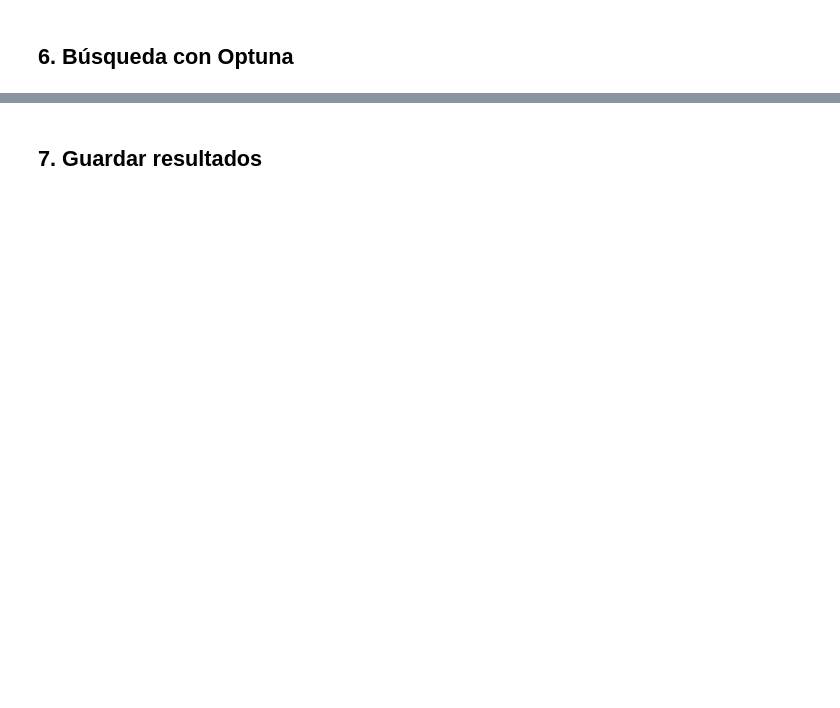
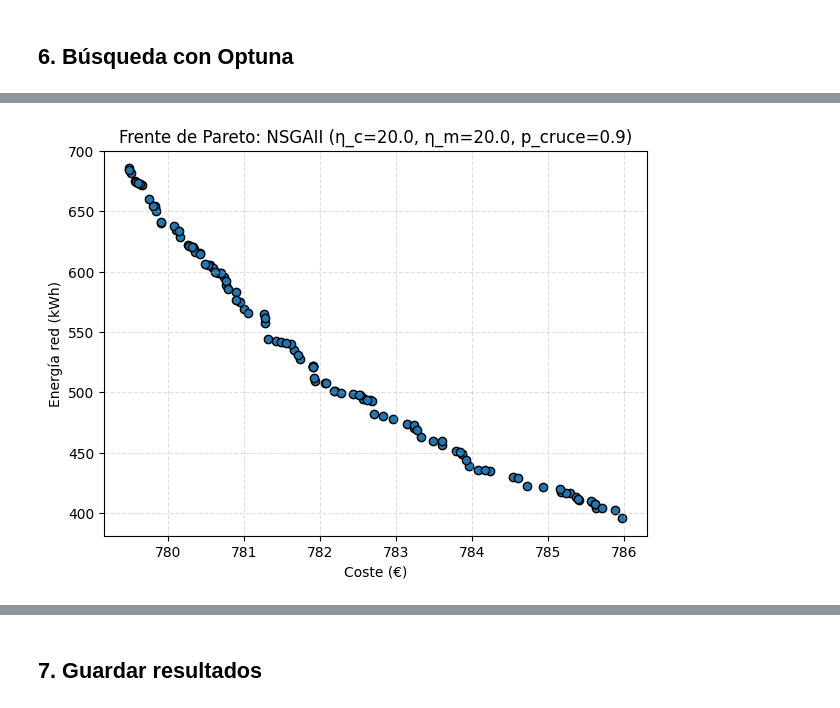
Before and after one commit to NereaPerez473/Reto04_Grupo05, a Jupyter notebook: optimizacion/Entregable_OPT_parte1.ipynb, the cells around one changed output, grey strips where cells are left out. Drawn from its saved outputs; the diff is of its cells as text; code cells hidden in the pictures; blank space fills up the shorter version.

```diff
--- a/optimizacion/Entregable_OPT_parte1.ipynb
+++ b/optimizacion/Entregable_OPT_parte1.ipynb
@@ -51,8 +51,10 @@ except Exception as e:
 BASE_SEED = 42  # Semilla base para reproducibilidad
 
 # --- Rutas (AJUSTA a tu entorno) ------------------------------------------
-DATA_DIR   = '/content/drive/MyDrive/reto4-opt/datos'   # carpeta con los 6 CSV
-OUTPUT_DIR = '/content/drive/MyDrive/reto4-opt'          # donde se guardan resultados
+DATA_DIR1   = '../data/raw'           # carpeta raíz con los datos
+DATA_DIR2   = '../data/processed'
+DATA_DIR3   = '../data/results'
+OUTPUT_DIR = '/resultados'          # donde se guardan resultados
 
 # --- Horizonte de optimización --------------------------------------------
 # El individuo = calendario completo de la ventana.
@@ -66,7 +68,7 @@ PRED_YEAR  = 2020   # año de las predicciones de potencia (2017-2020 disponible
 # --- Presupuesto evolutivo ------------------------------------------------
 # max_evaluations = POPULATION_SIZE * GENERATIONS (igual para NSGA-II y SPEA2)
 GENERATIONS     = 250
-POPULATION_SIZE = 100   # FIJO: NO se busca en Optuna (decisión del enunciado)
+POPULATION_SIZE = 200   # FIJO: NO se busca en Optuna (decisión del enunciado)
 N_RUNS          = 3     # repeticiones por configuración -> se reporta la MEDIANA del HV
 
 # --- Optuna ----------------------------------------------------------------
@@ -101,22 +111,22 @@ print(f'  Trials Optuna/algo : {N_TRIALS}')
 # Tomamos un año de predicciones (PRED_YEAR) y emparejamos por posición.
 
 # --- Demanda d_t (kW = kWh/h) ---------------------------------------------
-dem = pd.read_csv(os.path.join(DATA_DIR, 'RefBldgFullServiceRestaurantNew2004_v1_3_7_1_6A_USA_MN_MINNEAPOLIS.csv'))
+dem = pd.read_csv(os.path.join(DATA_DIR1, 'demanda_restaurante.csv'))
 d_full = dem.iloc[:, 0].to_numpy(dtype=float)            # [kWh/h]
 
 # --- Precio de la red a3_t (€/MWh -> €/kWh) --------------------------------
-pg = pd.read_csv(os.path.join(DATA_DIR, 'precio2025-peninsula.csv'), sep=';')
+pg = pd.read_csv(os.path.join(DATA_DIR1, 'Precios', 'precio2025-peninsula.csv'), sep=';')
 a_grid_full = pg['value'].to_numpy(dtype=float) / 1000.0  # [€/kWh]
 
 # --- Precio solar a1_t y eólico a2_t (€/MWh -> €/kWh) ----------------------
-ps = pd.read_csv(os.path.join(DATA_DIR, 'precio_solar_mwh.csv'),  sep=';')
-pe = pd.read_csv(os.path.join(DATA_DIR, 'precio_eolico_mwh.csv'), sep=';')
+ps = pd.read_csv(os.path.join(DATA_DIR2, 'Precios', 'precio_solar_mwh.csv'),  sep=';')
+pe = pd.read_csv(os.path.join(DATA_DIR2, 'Precios', 'precio_eolico_mwh.csv'), sep=';')
 a_solar_full = ps['precio_eur_mwh'].to_numpy(dtype=float) / 1000.0  # [€/kWh]
 a_wind_full  = pe['precio_eur_mwh'].to_numpy(dtype=float) / 1000.0  # [€/kWh]
 
 # --- Capacidad solar P_solar_t y eólica P_wind_t (kW = kWh/h) --------------
-sol = pd.read_csv(os.path.join(DATA_DIR, 'Predicciones_Solar.csv'))
-win = pd.read_csv(os.path.join(DATA_DIR, 'Predicciones_Eolico.csv'))
+sol = pd.read_csv(os.path.join(DATA_DIR3, 'Predicciones_Solar.csv'))
+win = pd.read_csv(os.path.join(DATA_DIR3, 'Predicciones_Eolico.csv'))
 sol['Date'] = pd.to_datetime(sol['Date'])
 win['Date'] = pd.to_datetime(win['Date'])
 Psolar_full = sol.loc[sol['Date'].dt.year == PRED_YEAR, 'SystemProduction_AS'].to_numpy(dtype=float)[:8760]
@@ -396,0 +470,68 @@ print('\nBúsqueda Optuna completada.')
+# %%
+# ============================================================
+#  EJECUCIÓN DIRECTA DEL ALGORITMO (SIN GRID SEARCH)
+# ============================================================
+algo_name = 'NSGAII'
+eta_c = 20.0
+eta_m = 20.0
+crossover_prob = 0.9
+seed = BASE_SEED
+
+print(f'Ejecutando {algo_name} con eta_c={eta_c}, eta_m={eta_m}, crossover_prob={crossover_prob}')
+
+random.seed(seed)
+np.random.seed(seed)
+mutation_prob = 1.0 / problem.number_of_variables()
+max_evaluations = POPULATION_SIZE * GENERATIONS
+
+crossover_op = SBXCrossover(probability=crossover_prob, distribution_index=eta_c)
+mutation_op = PolynomialMutation(probability=mutation_prob, distribution_index=eta_m)
+termination = StoppingByEvaluations(max_evaluations=max_evaluations)
+
+if algo_name == 'NSGAII':
+    algo = NSGAII(problem=problem, population_size=POPULATION_SIZE,
+                  offspring_population_size=POPULATION_SIZE,
+                  mutation=mutation_op, crossover=crossover_op,
+                  termination_criterion=termination)
+elif algo_name == 'SPEA2':
+    algo = SPEA2(problem=problem, population_size=POPULATION_SIZE,
+                 offspring_population_size=POPULATION_SIZE,
+                 mutation=mutation_op, crossover=crossover_op,
+                 termination_criterion=termination)
+else:
+    raise ValueError(f'Algoritmo desconocido: {algo_name}')
+
+algo.run()
+front = get_non_dominated_solutions(algo.result())
+front_arr = np.array([s.objectives for s in front])
+
+hv_ind = HyperVolume(REFERENCE_POINT.tolist())
+hv = hv_ind.compute(front_arr.tolist()) if len(front_arr) > 0 else 0.0
+
+n_solutions = len(front_arr)
+print(f'Número de soluciones no dominadas: {n_solutions}')
+print(f'Hypervolume frente de Pareto: {hv:.6f}')
+
+if n_solutions > 0:
+    coste_min, coste_max = front_arr[:, 0].min(), front_arr[:, 0].max()
+    energia_min, energia_max = front_arr[:, 1].min(), front_arr[:, 1].max()
+    sorted_by_cost = front_arr[np.argsort(front_arr[:, 0])]
+    distances = np.linalg.norm(np.diff(sorted_by_cost, axis=0), axis=1)
+    spacing_mean = float(distances.mean()) if len(distances) > 0 else 0.0
+    spacing_std = float(distances.std()) if len(distances) > 0 else 0.0
+
+    print(f'Coste  : min {coste_min:.4f} € | max {coste_max:.4f} €')
+    print(f'Energía red: min {energia_min:.2f} kWh | max {energia_max:.2f} kWh')
+    print(f'Dispersión del frente: spacing media {spacing_mean:.6f}, std {spacing_std:.6f}')
+
+import matplotlib.pyplot as plt
+
+plt.figure(figsize=(7, 5))
+if n_solutions > 0:
+    plt.scatter(front_arr[:, 0], front_arr[:, 1], c='C0', edgecolor='k')
+plt.title(f'Frente de Pareto: {algo_name} (η_c={eta_c}, η_m={eta_m}, p_cruce={crossover_prob})')
+plt.xlabel('Coste (€)')
+plt.ylabel('Energía red (kWh)')
+plt.grid(True, linestyle='--', alpha=0.4)
+plt.show()
+# %% [output]
@@ -396,0 +544 @@ print('\nBúsqueda Optuna completada.')
+[figure, added]
```
Also changed, not shown: parts of 11 cells of this notebook, 1 other file.
